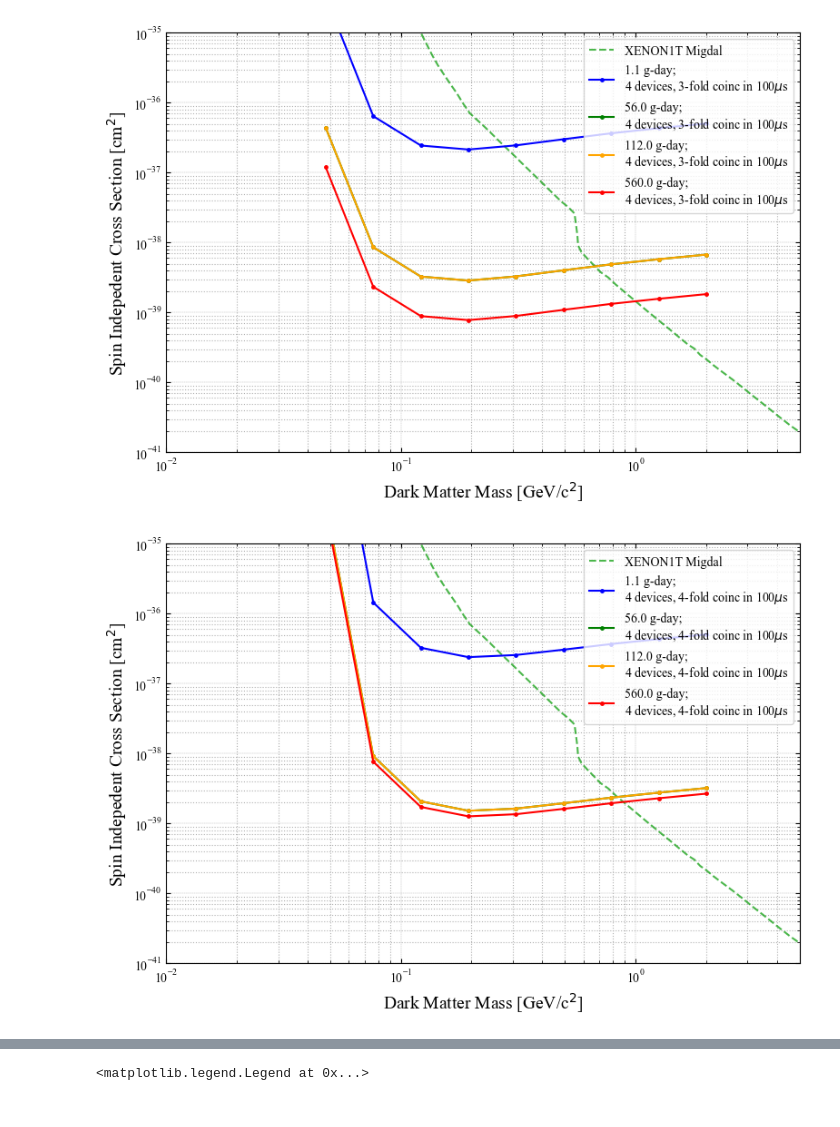
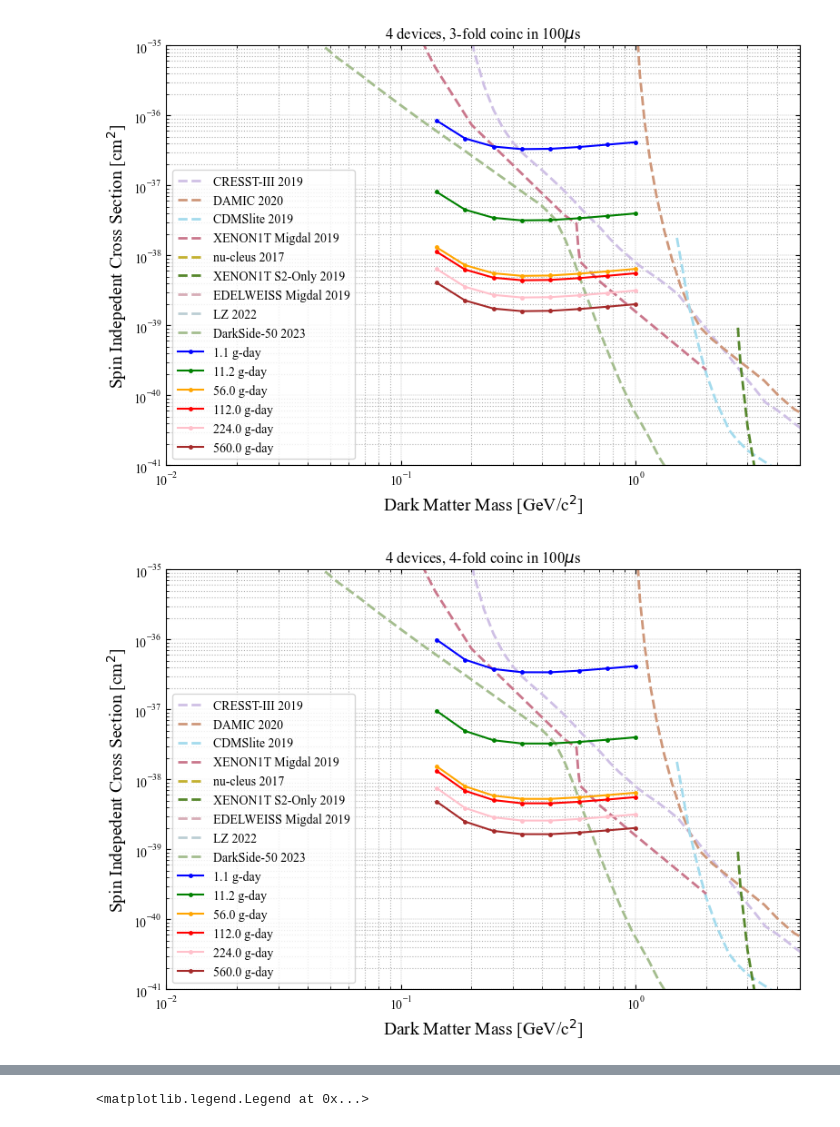
Before and after one commit to spice-herald/DarkLim, a Jupyter notebook: examples/plot_fc_scan_results.ipynb, the cells around one changed output, grey strips where cells are left out. Saved outputs shown, nothing was run; the diff lists cells and outputs as text; code cells hidden in the pictures.

```diff
--- a/examples/plot_fc_scan_results.ipynb
+++ b/examples/plot_fc_scan_results.ipynb
@@ -9,10 +9,16 @@ if None != os.getenv('NERSC_HOST'):
 import matplotlib
 matplotlib.rcParams['font.family'] = 'serif'
 matplotlib.rcParams['font.serif'] = 'Times New Roman'
+plt.rcParams['mathtext.fontset'] = 'stix'
 
 from multihist import Hist1d
 
 %matplotlib inline
+
+def find_nearest(array, value):
+    array = np.asarray(array)
+    idx = (np.abs(array - value)).argmin()
+    return idx, array[idx]
 # %%
 x1tmig = np.loadtxt('/global/cfs/cdirs/lz/users/haselsco/TESSERACT_Limits/snowmass2021-wp-cf1-neutrinofloor/data/published/SI/XENON1T-Migdal.txt')
 def load_and_plot_existing(ax, leg=True,leg_params=None):
@@ -55,12 +61,14 @@ def load_and_plot_existing(ax, leg=True,leg_params=None):
 # %%
 # load results from .txt files
 
-results_dir = 'fast_sim_250toys'
+results_dir = 'fast_sim_250toys_1e6_varthres'
+
+acc_cut = 0.1
 
 window = 100e-6 # s
 n_devices = 4
 
-times = np.array([10])#,10,50,100,200,500]) # d
+times = np.array([1,10,50,100,200,500]) # d
 mass_det = 8.*0.14*1e-3 # mass in kg, = 8cc * 0.14g/cc
 exposures = times*mass_det
 
@@ -92,15 +100,19 @@ for i,t in enumerate(times):
     leg_hands = []
     for j,n in enumerate(coinc):
         lab = '{:d}-fold coinc in {:0.0f}$\mu$s'.format(n,window/1e-6)
-        lh, = plt.plot(*(data['{:d}_{:d}'.format(i,j)].T), marker='.',ms=5,label=lab,color=colors[j])
+        #lh, = plt.plot(*(data['{:d}_{:d}'.format(i,j)].T), marker='.',ms=5,label=lab,color=colors[j])
+        acc_mask = data['{:d}_{:d}'.format(i,j)][:,2]>acc_cut
+        masses = data['{:d}_{:d}'.format(i,j)][:,0][acc_mask]
+        sigs = data['{:d}_{:d}'.format(i,j)][:,1][acc_mask]
+        lh, = plt.plot(masses,sigs, marker='.',ms=5,label=lab,color=colors[j])
         leg_hands.append(lh)
 
     ax.set_title('{:0.1f} g LHe; {:0.0f} days; {:0.1f} g-day'.format(mass_det*1e3,times[i],mass_det*1e3*times[i]))
     ax.set_yscale('log')
     ax.set_xscale('log')
 
-    ax.set_ylim(1e-40, 1e-25)
-    ax.set_xlim(0.001, 5)
+    ax.set_ylim(1e-40, 1e-34)
+    ax.set_xlim(0.01, 5)
     ax.set_xlabel("Dark Matter Mass [GeV/c$^2$]", fontsize=14)
     ax.set_ylabel("Spin Indepedent Cross Section [cm$^2$]", fontsize=14)
     #ax.set_title("Estimated Sensitivity", fontsize=14)
@@ -117,16 +134,23 @@ for i,t in enumerate(times):
 # %%
-colors = ['blue','green','orange','red']
+colors = ['blue','green','orange','red','pink','brown']
 
 for j,n in enumerate(coinc):
 
     fig, ax = plt.subplots(figsize=(9, 6))
-    plt.plot(*(x1tmig.T),color=(0.,0.6,0.,0.7),ls='--',label='XENON1T Migdal')
+    #plt.plot(*(x1tmig.T),color=(0.,0.6,0.,0.7),ls='--',label='XENON1T Migdal')
+    load_and_plot_existing(ax,leg=False,leg_params={'loc':'center left','bbox_to_anchor':(0.8,0.5) } )
 
     for i,t in enumerate(times):
-        print(coinc[j])
-        lab = '{:0.1f} g-day;\n{:d} devices, {:d}-fold coinc in {:0.0f}$\mu$s'.format(mass_det*1e3*t,n_devices,n,window/1e-6)
-        plt.plot(*(data['{:d}_{:d}'.format(i,j)].T), marker='.',ms=5,label=lab,color=colors[i])
+        #print(coinc[j])
+        #lab = '{:0.1f} g-day;\n{:d} devices, {:d}-fold coinc in {:0.0f}$\mu$s'.format(mass_det*1e3*t,n_devices,n,window/1e-6)
+        lab = '{:0.1f} g-day'.format(mass_det*1e3*t)
+        acc_mask = data['{:d}_{:d}'.format(i,j)][:,2]>acc_cut
+        masses = data['{:d}_{:d}'.format(i,j)][:,0][acc_mask]
+        sigs = data['{:d}_{:d}'.format(i,j)][:,1][acc_mask]
+        plt.plot(masses,sigs, marker='.',ms=5,label=lab,color=colors[i])
 
+    title = '{:d} devices, {:d}-fold coinc in {:0.0f}$\mu$s'.format(n_devices,n,window/1e-6)
+    ax.set_title(title)
     ax.set_yscale('log')
     ax.set_xscale('log')
 
@@ -140,5 +164,5 @@ for j,n in enumerate(coinc):
     ax.grid(which="minor", linestyle='dotted')
     ax.tick_params(which="both", direction="in", right=True, top=True)
 
-    ax.legend(loc='upper right',frameon=True)
+    ax.legend(loc='lower left',frameon=True)
 # %% [output]
@@ -158,2 +170,2 @@ for j,n in enumerate(coinc):
-[figure, old version]
+[figure, new version]
-[figure, old version]
+[figure, new version]
```
Also changed, not shown: parts of 3 cells of this notebook, 4 other files.
